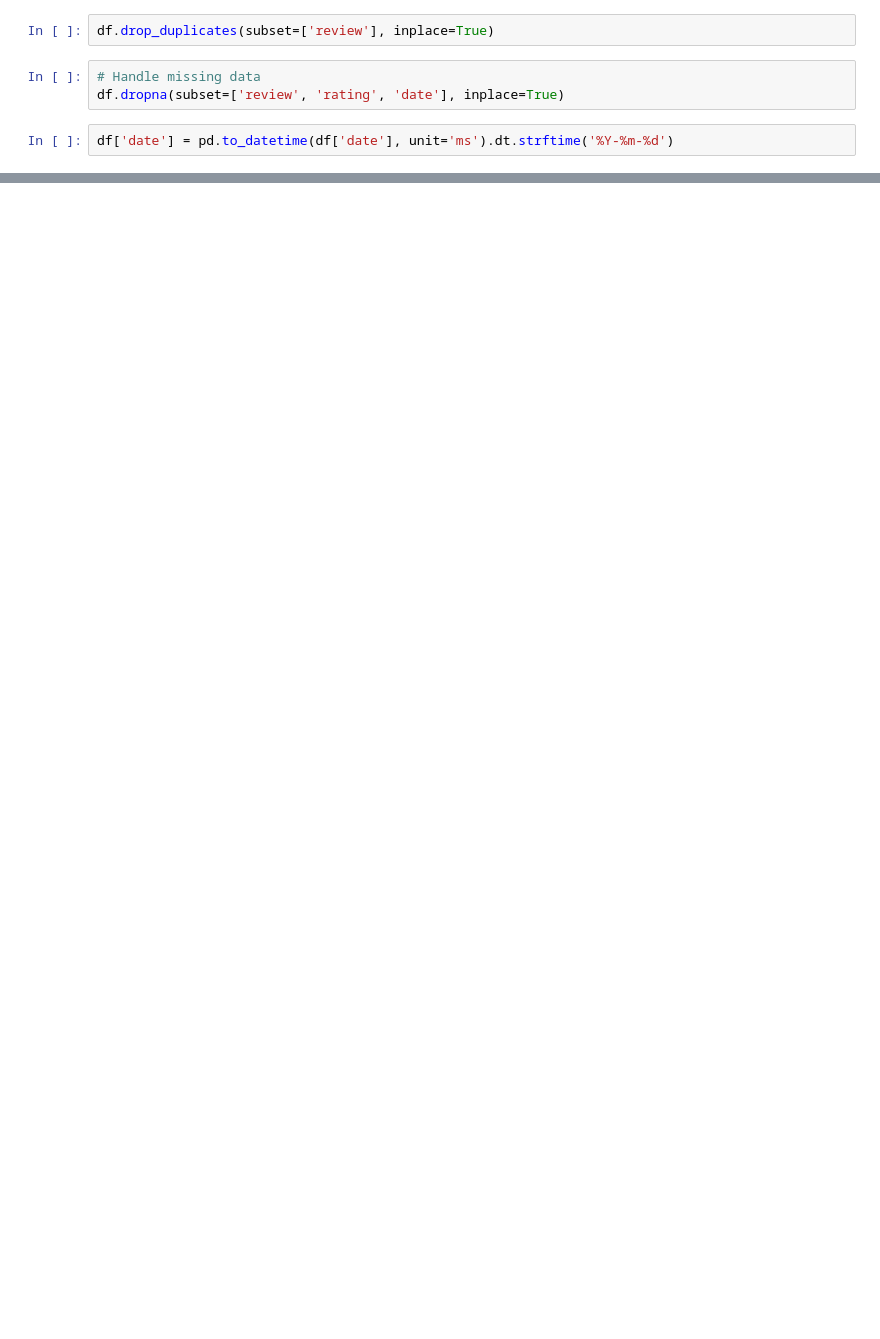
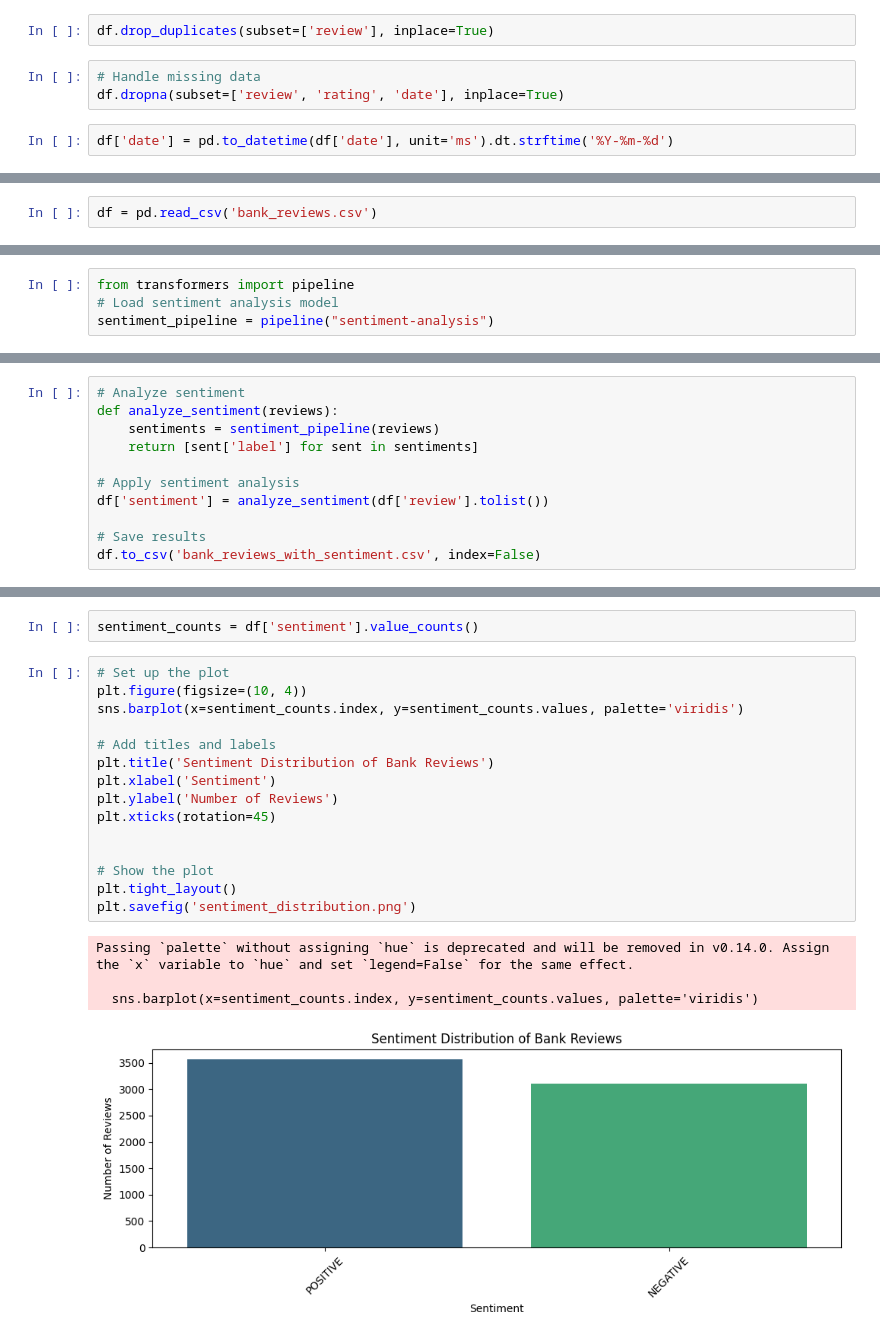
Before and after one commit to Gashaye1023/Customer-Experience-Analytics, a Jupyter notebook: Main.ipynb, the cells around one changed output, grey strips where cells are left out. Saved outputs shown, nothing was run; the diff lists cells and outputs as text; blank space fills up the shorter version.

```diff
--- a/Main.ipynb
+++ b/Main.ipynb
@@ -77,0 +103,2 @@ Missing data percentage: 0.00%
+# %%
+df = pd.read_csv('bank_reviews.csv')
@@ -77,0 +121,4 @@ Missing data percentage: 0.00%
+# %%
+from transformers import pipeline
+# Load sentiment analysis model
+sentiment_pipeline = pipeline("sentiment-analysis")
@@ -77,0 +129,11 @@ Missing data percentage: 0.00%
+# %%
+# Analyze sentiment
+def analyze_sentiment(reviews):
+    sentiments = sentiment_pipeline(reviews)
+    return [sent['label'] for sent in sentiments]
+
+# Apply sentiment analysis
+df['sentiment'] = analyze_sentiment(df['review'].tolist())
+
+# Save results
+df.to_csv('bank_reviews_with_sentiment.csv', index=False)
@@ -77,0 +156,22 @@ Missing data percentage: 0.00%
+# %%
+sentiment_counts = df['sentiment'].value_counts()
+# %%
+# Set up the plot
+plt.figure(figsize=(10, 4))
+sns.barplot(x=sentiment_counts.index, y=sentiment_counts.values, palette='viridis')
+
+# Add titles and labels
+plt.title('Sentiment Distribution of Bank Reviews')
+plt.xlabel('Sentiment')
+plt.ylabel('Number of Reviews')
+plt.xticks(rotation=45)
+
+
+# Show the plot
+plt.tight_layout()
+plt.savefig('sentiment_distribution.png')
+# %% [output]
+Passing `palette` without assigning `hue` is deprecated and will be removed in v0.14.0. Assign the `x` variable to `hue` and set `legend=False` for the same effect.
+
+  sns.barplot(x=sentiment_counts.index, y=sentiment_counts.values, palette='viridis')
+[figure, added]
```
Also changed, not shown: parts of 18 cells of this notebook, 15 other files.
